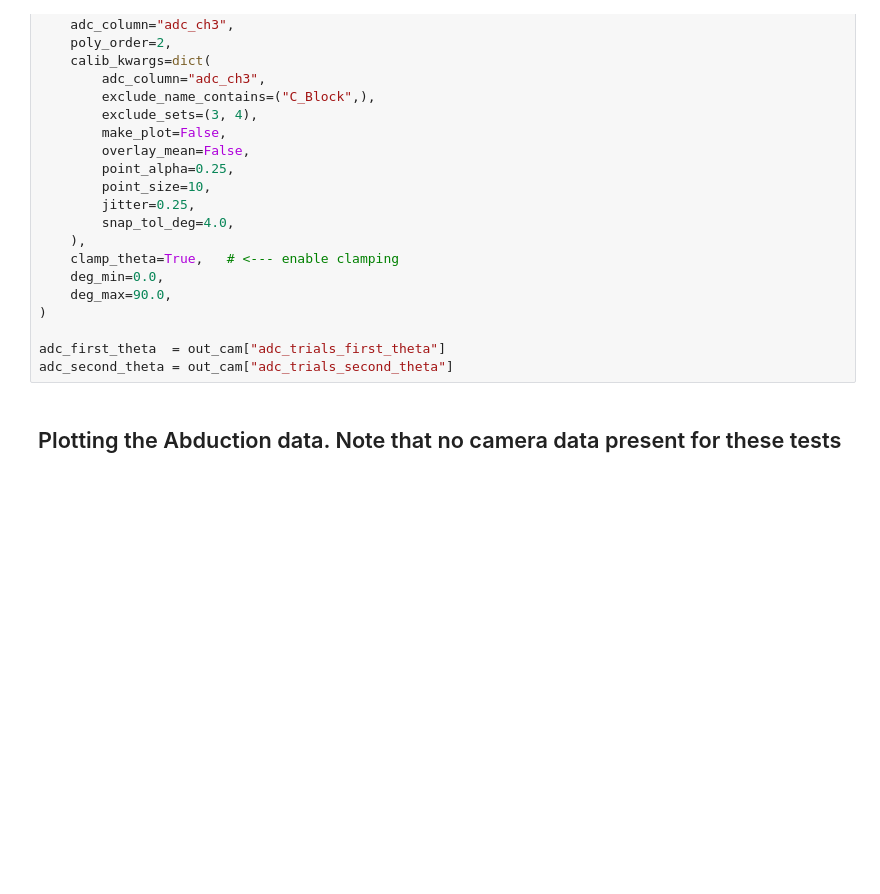
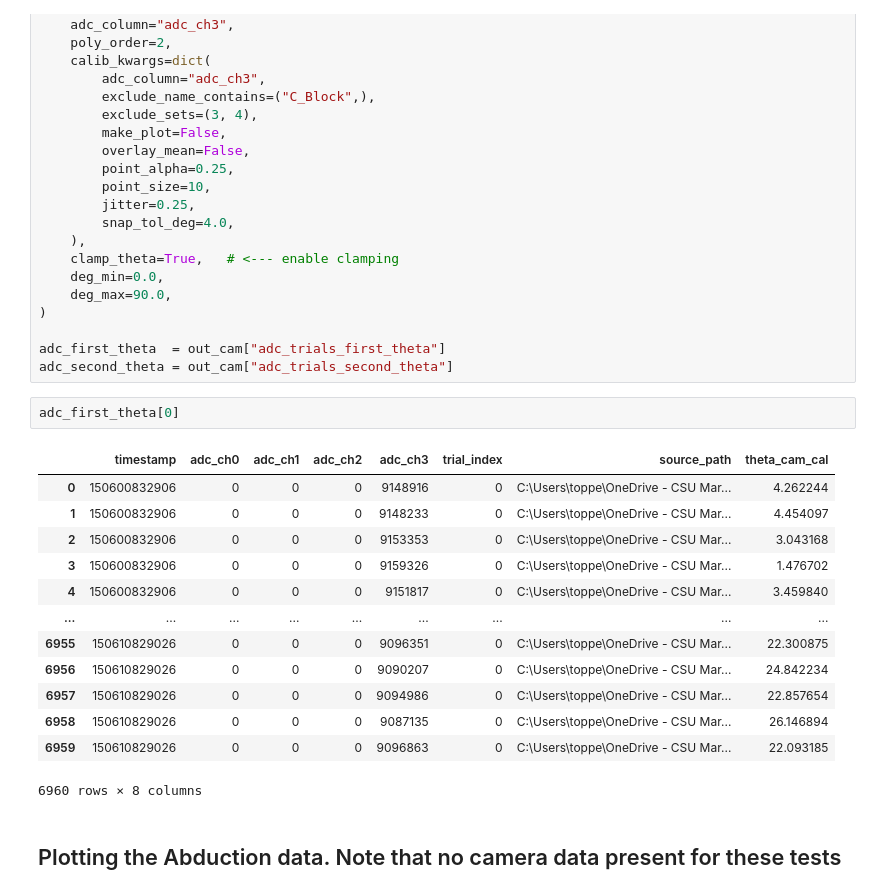
Before and after one commit to neuralengatberkeley/Strain-Sensor-, a Jupyter notebook: Code/analysis/camera_sensor_imu_analysis/adc_vs_cam-checkpoint.ipynb, the cells around one changed output. Cells and saved outputs as stored; diff of their text form; blank space fills up the shorter version.

```diff
--- a/Code/analysis/camera_sensor_imu_analysis/adc_vs_cam-checkpoint.ipynb
+++ b/Code/analysis/camera_sensor_imu_analysis/adc_vs_cam-checkpoint.ipynb
@@ -117,6 +120,22 @@ out_cam = cam.calibrate_trials_with_camera(
 
 adc_first_theta  = out_cam["adc_trials_first_theta"]
 adc_second_theta = out_cam["adc_trials_second_theta"]
+# %%
+adc_first_theta[0]
+# %% [output]
+|  | timestamp | adc_ch0 | adc_ch1 | adc_ch2 | adc_ch3 | trial_index | source_path | theta_cam_cal |
+| 0 | 150600832906 | 0 | 0 | 0 | 9148916 | 0 | C:\Users\toppe\OneDrive - CSU Mar... | 4.262244 |
+| 1 | 150600832906 | 0 | 0 | 0 | 9148233 | 0 | C:\Users\toppe\OneDrive - CSU Mar... | 4.454097 |
+| 2 | 150600832906 | 0 | 0 | 0 | 9153353 | 0 | C:\Users\toppe\OneDrive - CSU Mar... | 3.043168 |
+| 3 | 150600832906 | 0 | 0 | 0 | 9159326 | 0 | C:\Users\toppe\OneDrive - CSU Mar... | 1.476702 |
+| 4 | 150600832906 | 0 | 0 | 0 | 9151817 | 0 | C:\Users\toppe\OneDrive - CSU Mar... | 3.459840 |
+| ... | ... | ... | ... | ... | ... | ... | ... | ... |
+| 6955 | 150610829026 | 0 | 0 | 0 | 9096351 | 0 | C:\Users\toppe\OneDrive - CSU Mar... | 22.300875 |
+| 6956 | 150610829026 | 0 | 0 | 0 | 9090207 | 0 | C:\Users\toppe\OneDrive - CSU Mar... | 24.842234 |
+| 6957 | 150610829026 | 0 | 0 | 0 | 9094986 | 0 | C:\Users\toppe\OneDrive - CSU Mar... | 22.857654 |
+| 6958 | 150610829026 | 0 | 0 | 0 | 9087135 | 0 | C:\Users\toppe\OneDrive - CSU Mar... | 26.146894 |
+| 6959 | 150610829026 | 0 | 0 | 0 | 9096863 | 0 | C:\Users\toppe\OneDrive - CSU Mar... | 22.093185 |
+6960 rows × 8 columns
 # %% [markdown]
 ## Plotting the Abduction data.  Note that no camera data present for these tests
 # %%
```
Also changed, not shown: parts of 19 cells of this notebook, 26 other files.
